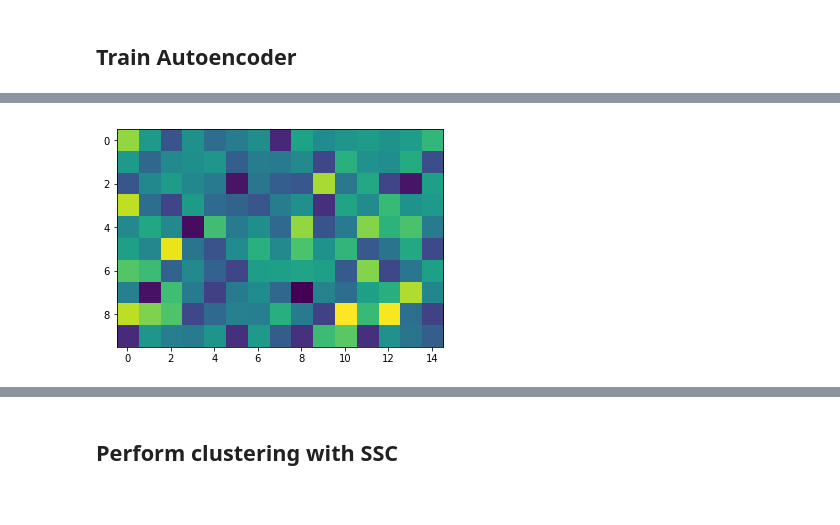
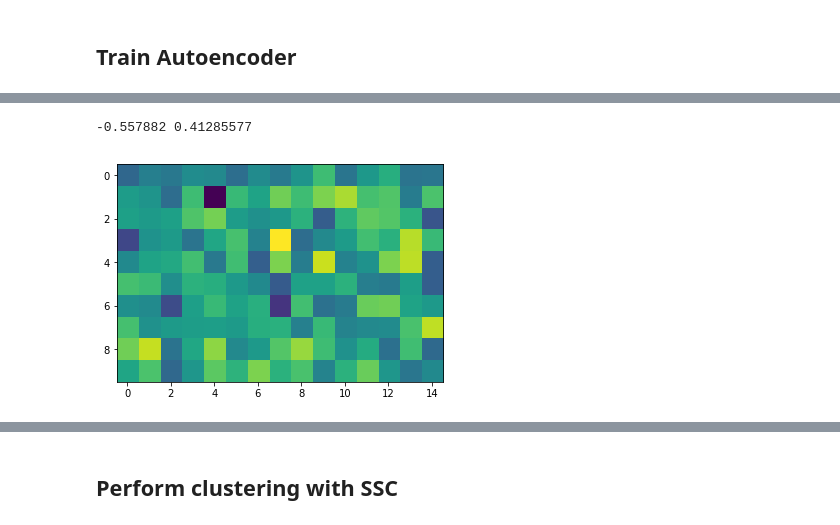
Before and after one commit to zheng-alice/Deep-Subspace-Clustering, a Jupyter notebook: Verbose.ipynb, the cells around one changed output, grey strips where cells are left out. Drawn from its saved outputs; the diff is of its cells as text; code cells hidden in the pictures.

```diff
--- a/Verbose.ipynb
+++ b/Verbose.ipynb
@@ -328,7 +243,0 @@ plt.show()
-# %%
-import matplotlib.pyplot as plt
-import numpy as np
-imgplot = plt.imshow(np.mean(result, axis=0).reshape((10, 15)))
-plt.show()
-# %% [output]
-[figure, removed]
@@ -334,0 +247,5 @@ plt.show()
+# %%
+display_image(images_HM2[0], 10, 15)
+# %% [output]
+-0.557882 0.41285577
+[figure, added]
```
Also changed, not shown: parts of 42 cells of this notebook, 6 other files.
